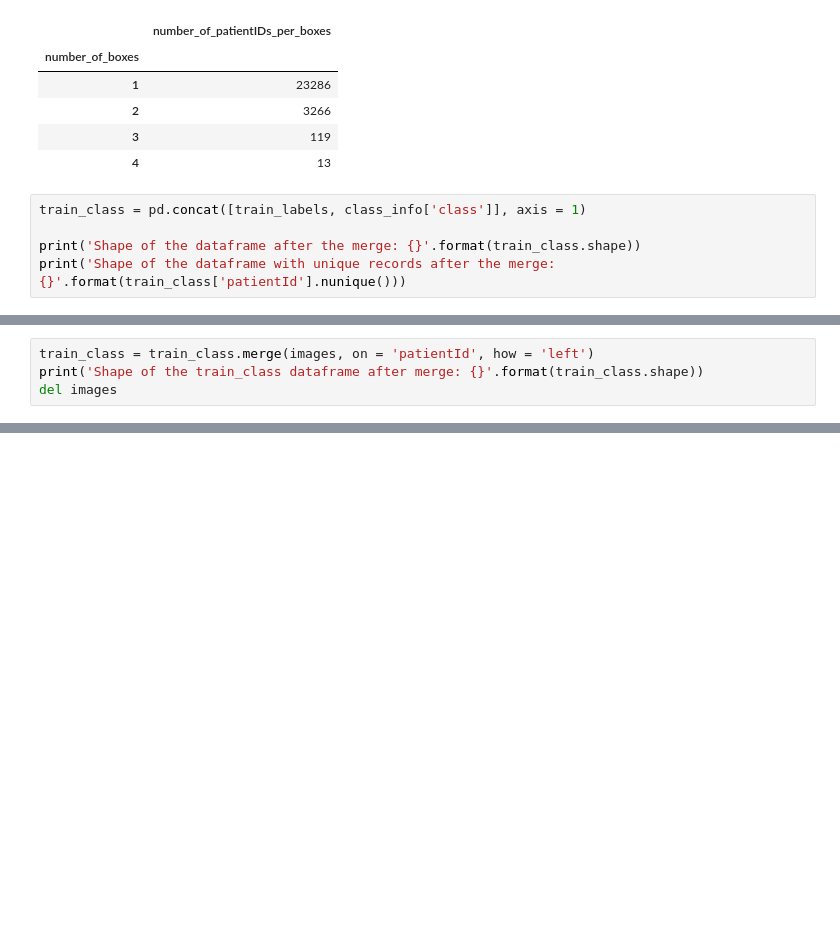
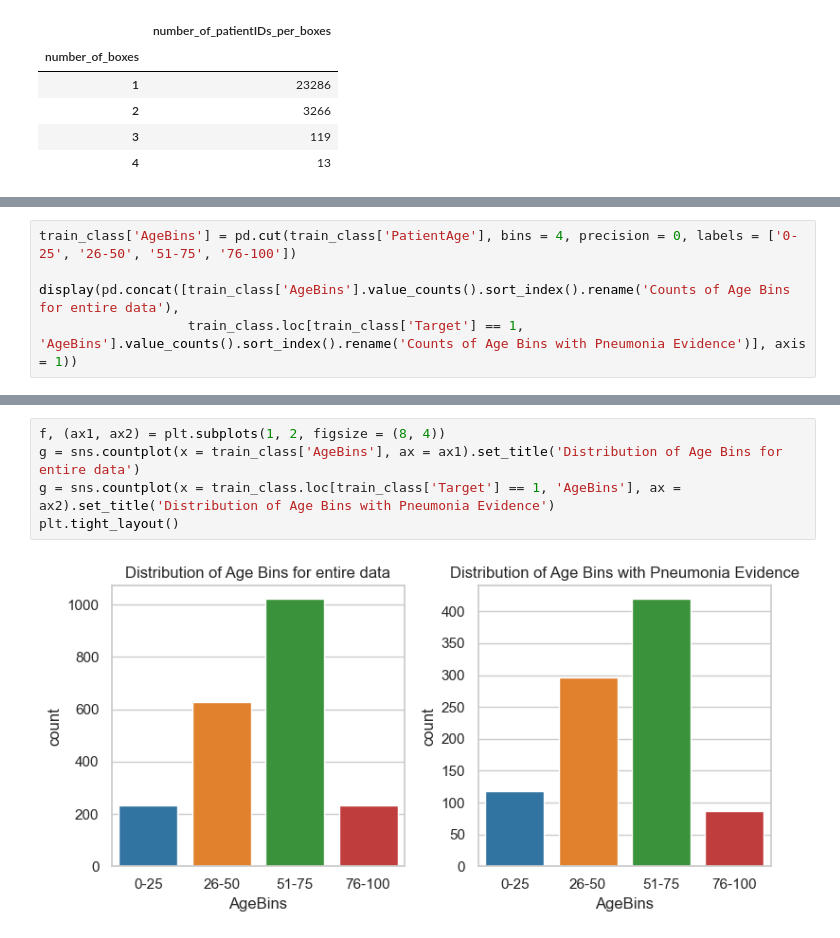
Before and after one commit to AIML-July-23-A-Capstone-G1-Team/Capstone-Project, a Jupyter notebook: Capstone.ipynb, the cells around one changed output, grey strips where cells are left out. Drawn from its saved outputs; the diff is of its cells as text; blank space fills up the shorter version.

```diff
--- a/Capstone.ipynb
+++ b/Capstone.ipynb
@@ -515,8 +515,3 @@ train_labels = train_labels.merge(bboxes, on = 'patientId', how = 'left')
 | 2 | 3266 |
 | 3 | 119 |
 | 4 | 13 |
-# %%
-train_class = pd.concat([train_labels, class_info['class']], axis = 1)
-
-print('Shape of the dataframe after the merge: {}'.format(train_class.shape))
-print('Shape of the dataframe with unique records after the merge: {}'.format(train_class['patientId'].nunique()))
@@ -537,4 +517,0 @@ Columns in the training images dataframe: ['path', 'patientId']
-# %%
-train_class = train_class.merge(images, on = 'patientId', how = 'left')
-print('Shape of the train_class dataframe after merge: {}'.format(train_class.shape))
-del images
@@ -542,0 +527,5 @@ Shape of the train_class dataframe after merge: (30227, 9)
+# %%
+train_class['AgeBins'] = pd.cut(train_class['PatientAge'], bins = 4, precision = 0, labels = ['0-25', '26-50', '51-75', '76-100'])
+
+display(pd.concat([train_class['AgeBins'].value_counts().sort_index().rename('Counts of Age Bins for entire data'),
+                   train_class.loc[train_class['Target'] == 1, 'AgeBins'].value_counts().sort_index().rename('Counts of Age Bins with Pneumonia Evidence')], axis = 1))
@@ -542,0 +539,7 @@ Shape of the train_class dataframe after merge: (30227, 9)
+# %%
+f, (ax1, ax2) = plt.subplots(1, 2, figsize = (8, 4))
+g = sns.countplot(x = train_class['AgeBins'], ax = ax1).set_title('Distribution of Age Bins for entire data')
+g = sns.countplot(x = train_class.loc[train_class['Target'] == 1, 'AgeBins'], ax = ax2).set_title('Distribution of Age Bins with Pneumonia Evidence')
+plt.tight_layout()
+# %% [output]
+[figure, added]
```
Also changed, not shown: parts of 11 cells of this notebook.
